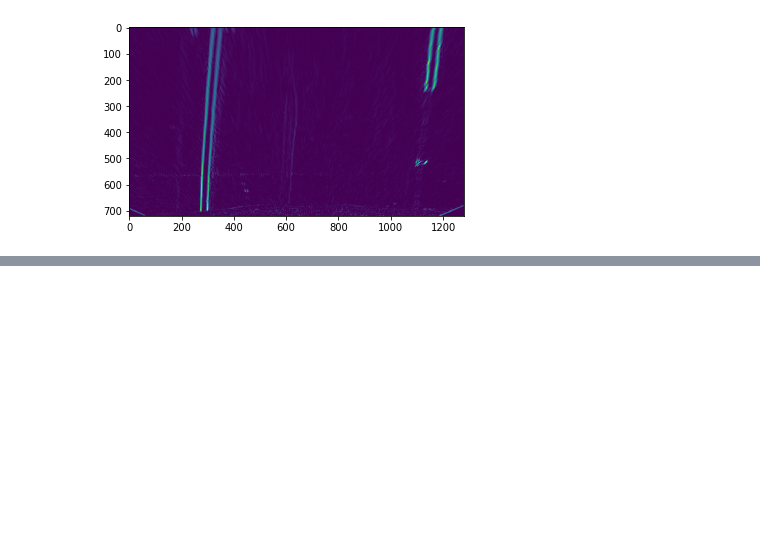
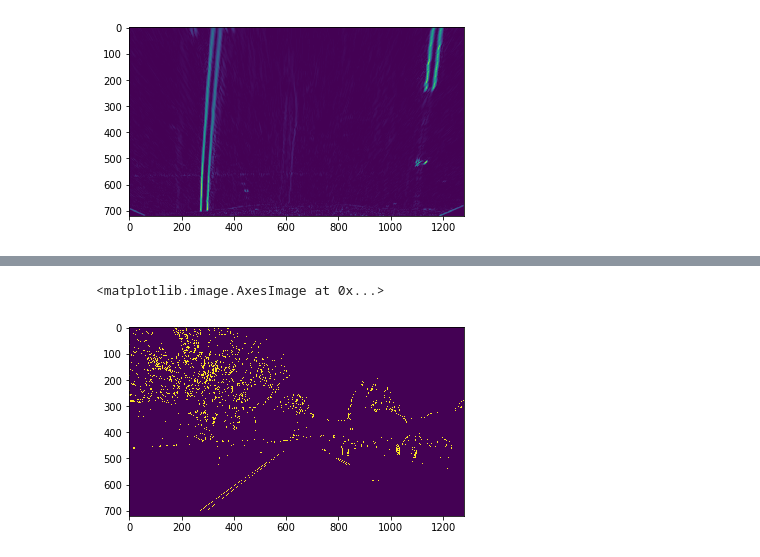
Before and after one commit to salabson/CarND-Advance-Lane-Line, a Jupyter notebook: P2.ipynb, the cells around one changed output, grey strips where cells are left out. Drawn from its saved outputs; the diff is of its cells as text; code cells hidden in the pictures; blank space fills up the shorter version.

```diff
--- a/P2.ipynb
+++ b/P2.ipynb
@@ -163,0 +201,12 @@ Text(0.5, 1, 'binary_image warped image')
+# %%
+gradx = apply_sobel(undist, orient='x', thresh_min=50, thresh_max=150)
+grady = apply_sobel(undist, orient='y', thresh_min=50, thresh_max=150)
+grad_mag = apply_sobel_mag(undist, kernel_size=3, thresh_min=50, thresh_max=150)
+grad_dir = apply_sobel_mag(undist, kernel_size=3, thresh_min=0.7, thresh_max=1.3)
+
+combined = np.zeros_like(grad_dir)
+combined[((gradx == 1) & (grady==1)) | ((grad_mag==1) & (grad_dir==1))]=1
+plt.imshow(combined)
+# %% [output]
+<matplotlib.image.AxesImage at 0x...>
+[figure, added]
```
Also changed, not shown: parts of 6 cells of this notebook.
